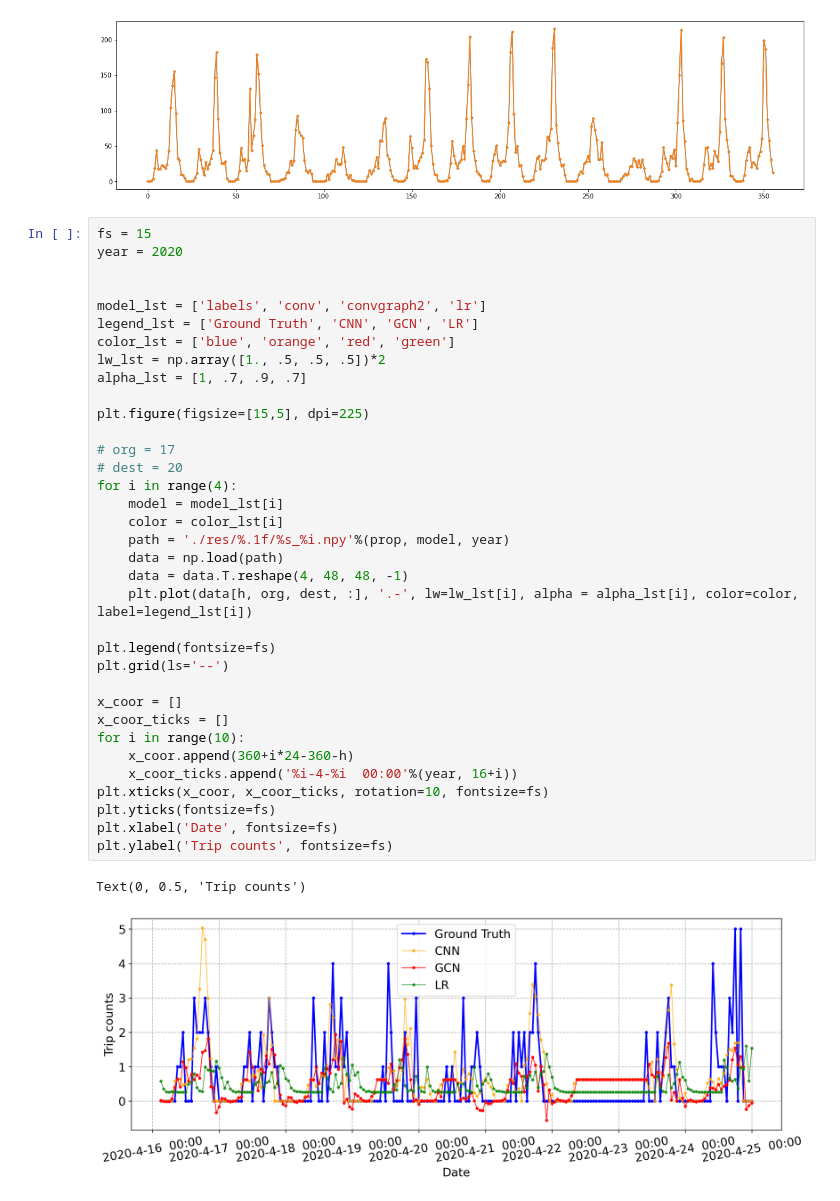
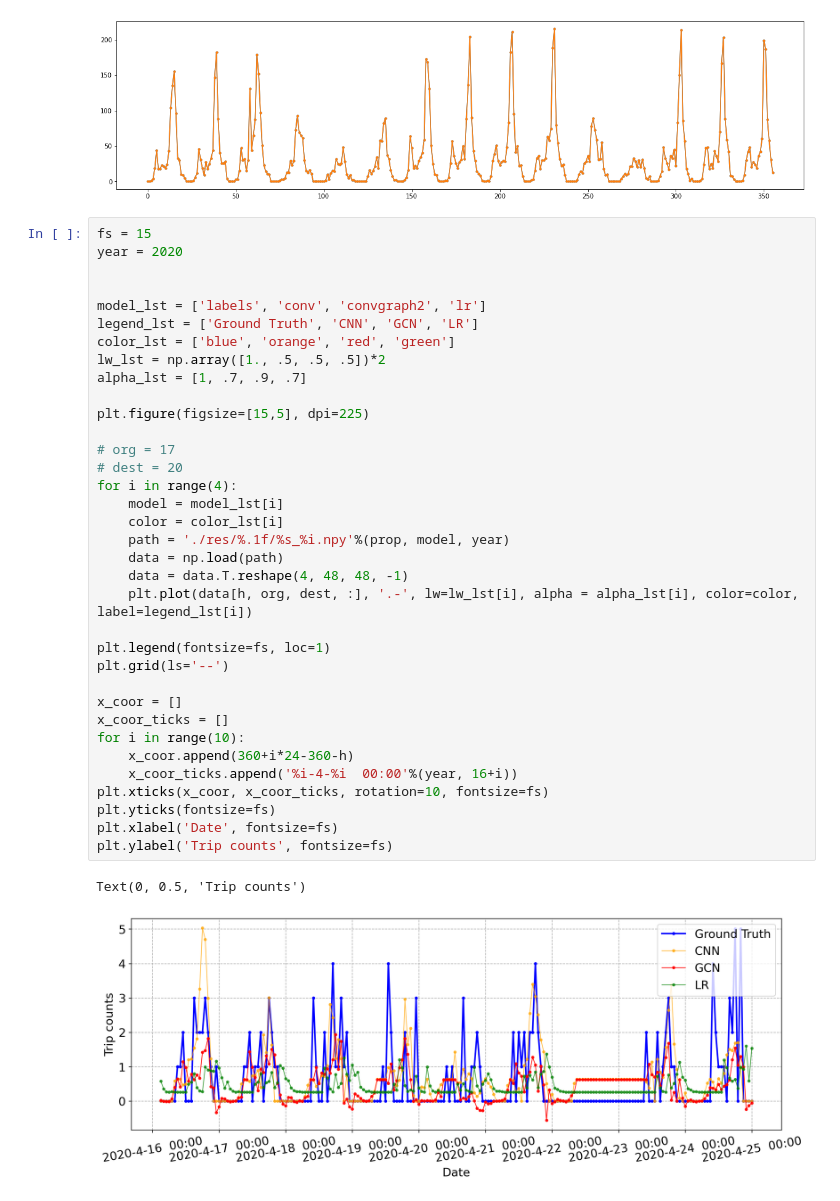
Before and after one commit to khzhang2/BART_Ridership_Prediction, a Jupyter notebook: Visualization.ipynb, the cells around one changed output. Drawn from its saved outputs; the diff is of its cells as text.

```diff
--- a/Visualization.ipynb
+++ b/Visualization.ipynb
@@ -182,32 +202,32 @@ model_lst = ['labels', 'conv', 'convgraph2', 'lr']
 legend_lst = ['Ground Truth', 'CNN', 'GCN', 'LR']
 color_lst = ['blue', 'orange', 'red', 'green']
 lw_lst = np.array([1., .5, .5, .5])*2
 alpha_lst = [1, .7, .9, .7]
 
 plt.figure(figsize=[15,5], dpi=225)
 
 # org = 17
 # dest = 20
 for i in range(4):
     model = model_lst[i]
     color = color_lst[i]
     path = './res/%.1f/%s_%i.npy'%(prop, model, year)
     data = np.load(path)
     data = data.T.reshape(4, 48, 48, -1)
     plt.plot(data[h, org, dest, :], '.-', lw=lw_lst[i], alpha = alpha_lst[i], color=color, label=legend_lst[i])
 
-plt.legend(fontsize=fs)
+plt.legend(fontsize=fs, loc=1)
 plt.grid(ls='--')
 
 x_coor = []
 x_coor_ticks = []
 for i in range(10):
     x_coor.append(360+i*24-360-h)
     x_coor_ticks.append('%i-4-%i  00:00'%(year, 16+i))
 plt.xticks(x_coor, x_coor_ticks, rotation=10, fontsize=fs)
 plt.yticks(fontsize=fs)
 plt.xlabel('Date', fontsize=fs)
 plt.ylabel('Trip counts', fontsize=fs)
 # %% [output]
 Text(0, 0.5, 'Trip counts')
-[figure, old version]
+[figure, new version]
```
Also changed, not shown: parts of 3 cells of this notebook.
